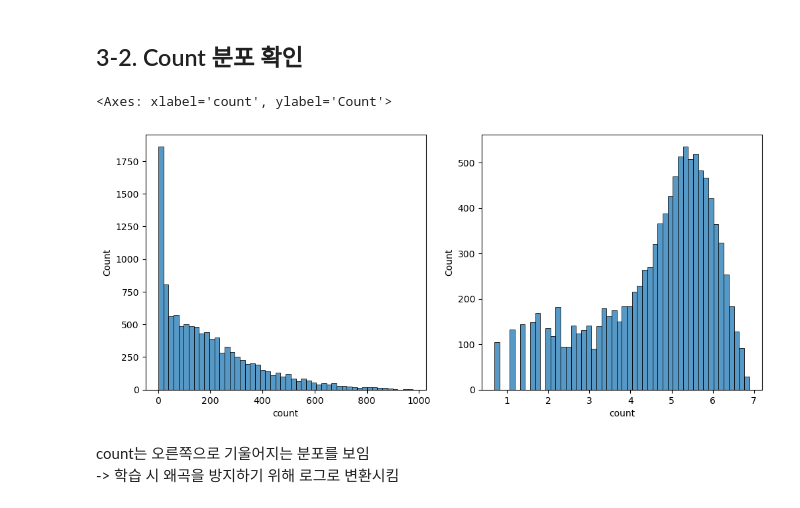
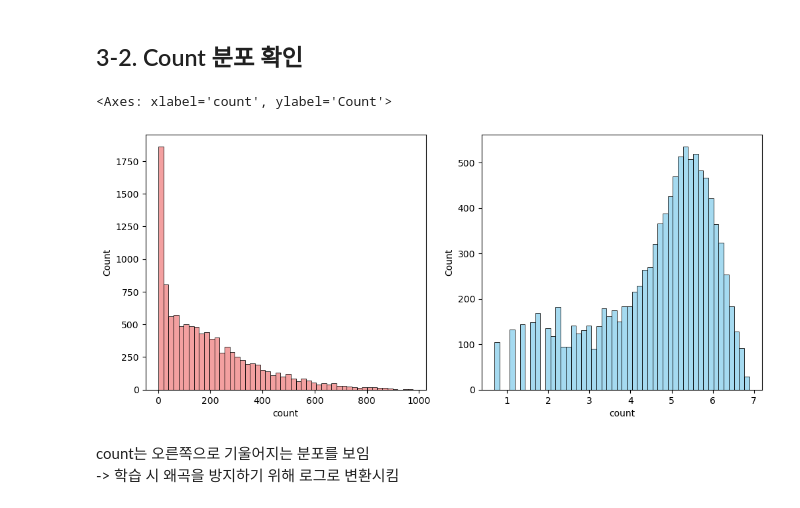
Before and after one commit to bhjin97/hipython_rep, a Jupyter notebook: 자전거 대여량 예측/회귀예측모델.ipynb, the cells around one changed output. Drawn from its saved outputs; the diff is of its cells as text; code cells hidden in the pictures.

Commit message:
'color change'

```diff
--- a/자전거 대여량 예측/회귀예측모델.ipynb
+++ b/자전거 대여량 예측/회귀예측모델.ipynb
@@ -140,11 +140,11 @@ axes[1][1].set(xlabel='Working Day', ylabel='Count',title="Box Plot On Count Acr
 # %%
 fig, axes = plt.subplots(1,2)
 fig.set_size_inches(12, 5)
-sns.histplot(tr_df['count'], bins=50, ax=axes[0], palette='rainbow')
-sns.histplot(np.log1p(tr_df['count']), bins=50, ax=axes[1], palette='rainbow')
+sns.histplot(tr_df['count'], bins=50, ax=axes[0], color='lightcoral')
+sns.histplot(np.log1p(tr_df['count']), bins=50, ax=axes[1], color='skyblue')
 # %% [output]
 <Axes: xlabel='count', ylabel='Count'>
-[figure, old version]
+[figure, new version]
 # %% [markdown]
 count는 오른쪽으로 기울어지는 분포를 보임
 -> 학습 시 왜곡을 방지하기 위해 로그로 변환시킴
```
Also changed, not shown: parts of 2 cells of this notebook.
